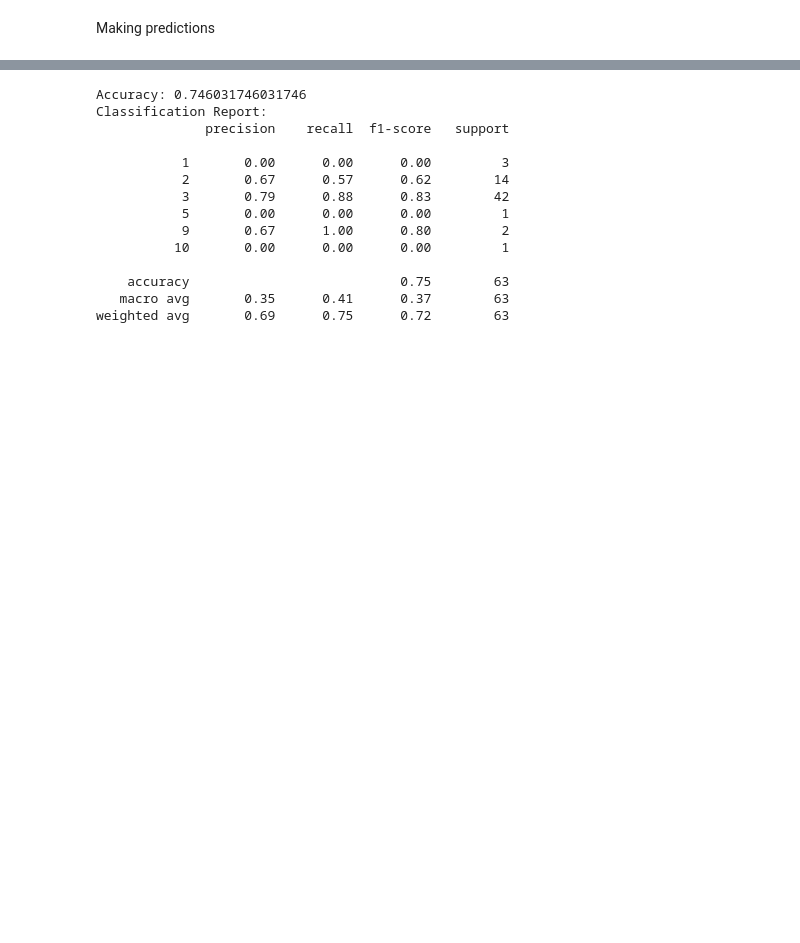
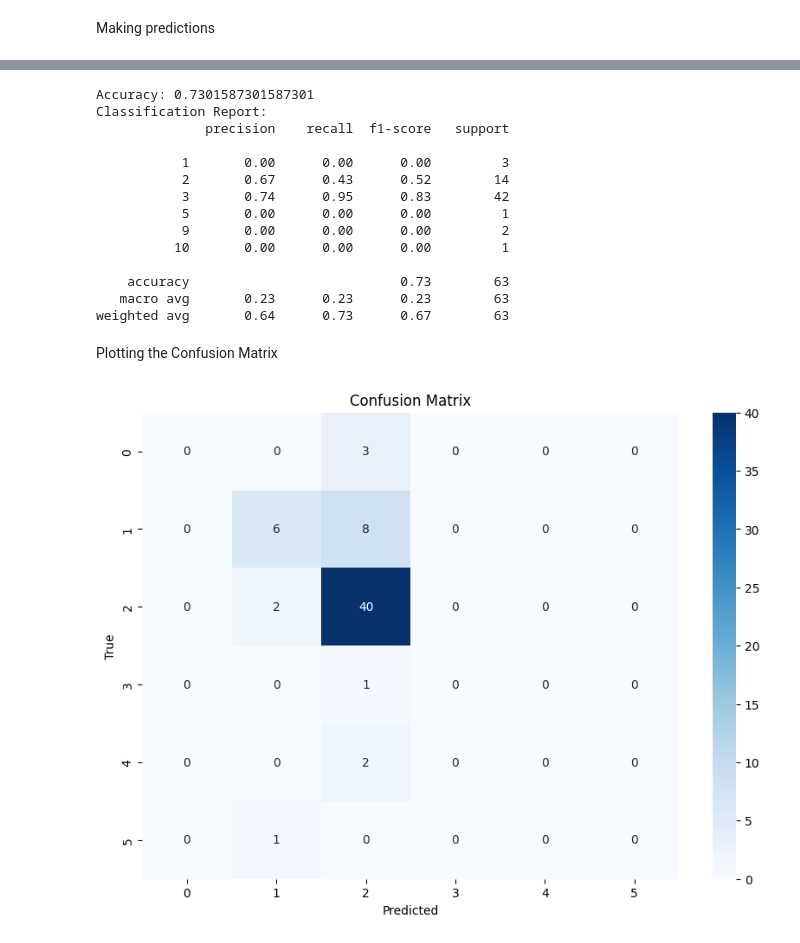
Before and after one commit to samirbhattarai135/Google-Zero-Day-in-the-Wild, a Jupyter notebook: Google_Zero_Day_in_the_Wild.ipynb, the cells around one changed output, grey strips where cells are left out. Drawn from its saved outputs; the diff is of its cells as text; code cells hidden in the pictures; blank space fills up the shorter version.

```diff
--- a/Google_Zero_Day_in_the_Wild.ipynb
+++ b/Google_Zero_Day_in_the_Wild.ipynb
@@ -166,7 +144,7 @@ reduce_lr = ReduceLROnPlateau(monitor='val_loss', factor=0.2, patience=5, min_lr
 # %% [markdown]
 Training the model
 # %%
-model.fit(X_train, y_train, epochs=20, batch_size=32, validation_split=0.2)
+model.fit(X_train, y_train, epochs=15, batch_size=32, validation_split=0.2)
 loss, accuracy = model.evaluate(X_test, y_test)
 print(f'Test Accuracy: {accuracy}')
 # %% [output]
@@ -198,0 +183,3 @@ NameError: name 'model' is not defined
+# %%
+conf_matrix = confusion_matrix(y_test, predicted_classes)
+print(f'Confusion Matrix:\n{conf_matrix}')
@@ -204,17 +199,28 @@ print(f'Accuracy: {accuracy}')
 class_report = classification_report(y_test, predicted_classes)
 print(f'Classification Report:\n{class_report}')
 # %% [output]
-Accuracy: 0.746031746031746
+Accuracy: 0.7301587301587301
 Classification Report:
               precision    recall  f1-score   support
 
            1       0.00      0.00      0.00         3
-           2       0.67      0.57      0.62        14
-           3       0.79      0.88      0.83        42
+           2       0.67      0.43      0.52        14
+           3       0.74      0.95      0.83        42
            5       0.00      0.00      0.00         1
-           9       0.67      1.00      0.80         2
+           9       0.00      0.00      0.00         2
           10       0.00      0.00      0.00         1
 
-    accuracy                           0.75        63
-   macro avg       0.35      0.41      0.37        63
-weighted avg       0.69      0.75      0.72        63
+    accuracy                           0.73        63
+   macro avg       0.23      0.23      0.23        63
+weighted avg       0.64      0.73      0.67        63
+# %% [markdown]
+Plotting the Confusion Matrix
+# %%
+plt.figure(figsize=(10, 7))
+sns.heatmap(conf_matrix, annot=True, fmt='d', cmap='Blues')
+plt.xlabel('Predicted')
+plt.ylabel('True')
+plt.title('Confusion Matrix')
+plt.show()
+# %% [output]
+[figure, added]
```
Also changed, not shown: parts of 11 cells of this notebook, 1 other file.
